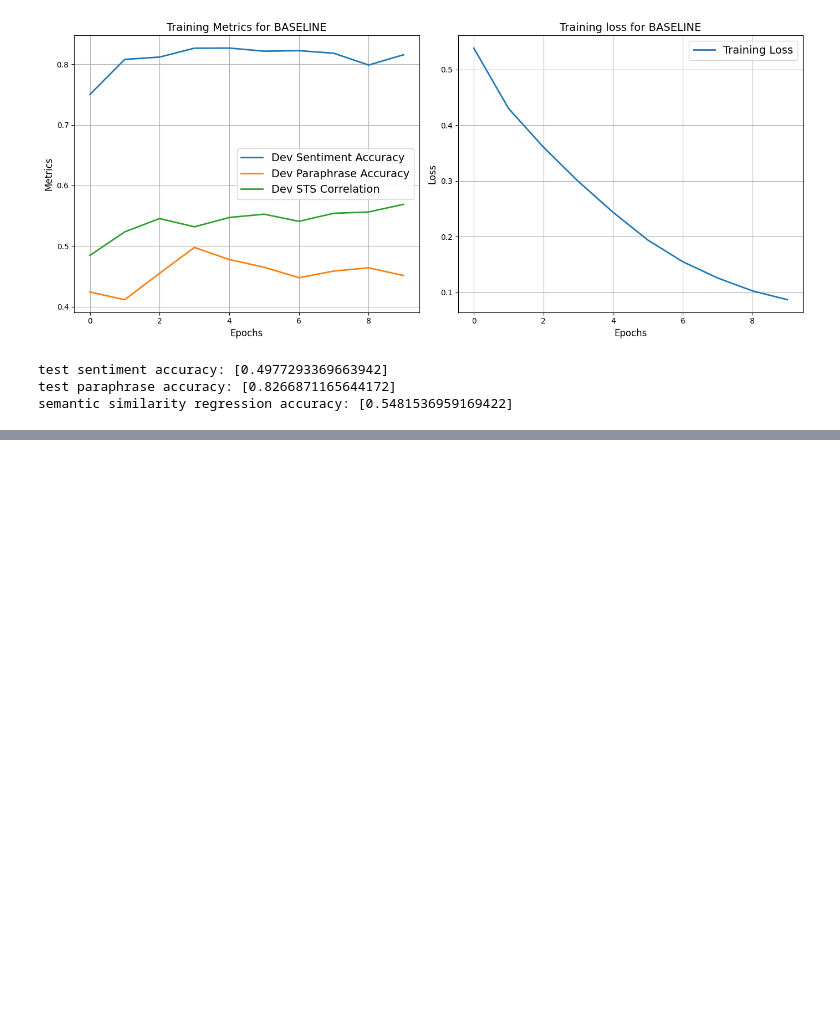
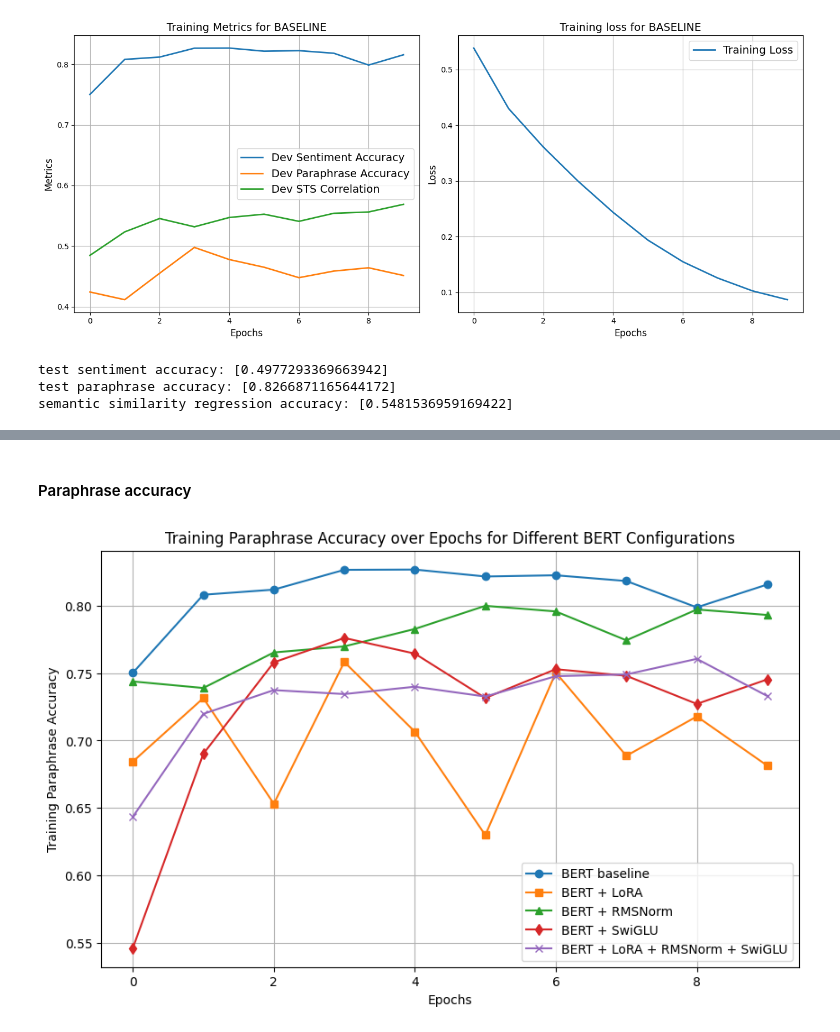
Before and after one commit to ntliam/cs310-minbert, a Jupyter notebook: multi_combined.ipynb, the cells around one changed output, grey strips where cells are left out. Cells and saved outputs as stored; diff of their text form; code cells hidden in the pictures; blank space fills up the shorter version.

```diff
--- a/multi_combined.ipynb
+++ b/multi_combined.ipynb
@@ -115,0 +190,20 @@ semantic similarity regression accuracy: [0.5481536959169422]
+# %% [markdown]
+#### Paraphrase accuracy
+# %%
+# Plotting the training paraphrase accuracy for each model configuration
+plt.figure(figsize=(10, 6))
+
+plt.plot(epochs_0, train_paraphrase_acc_0, label='BERT baseline', marker='o')
+plt.plot(epochs_1, train_paraphrase_acc_1, label='BERT + LoRA', marker='s')
+plt.plot(epochs_2, train_paraphrase_acc_2, label='BERT + RMSNorm', marker='^')
+plt.plot(epochs_3, train_paraphrase_acc_3, label='BERT + SwiGLU', marker='d')
+plt.plot(epochs_4, train_paraphrase_acc_4, label='BERT + LoRA + RMSNorm + SwiGLU', marker='x')
+
+plt.xlabel('Epochs')
+plt.ylabel('Training Paraphrase Accuracy')
+plt.title('Training Paraphrase Accuracy over Epochs for Different BERT Configurations')
+plt.legend()
+plt.grid(True)
+plt.show()
+# %% [output]
+[figure, added]
```
Also changed, not shown: parts of 11 cells of this notebook, 14 other files.
